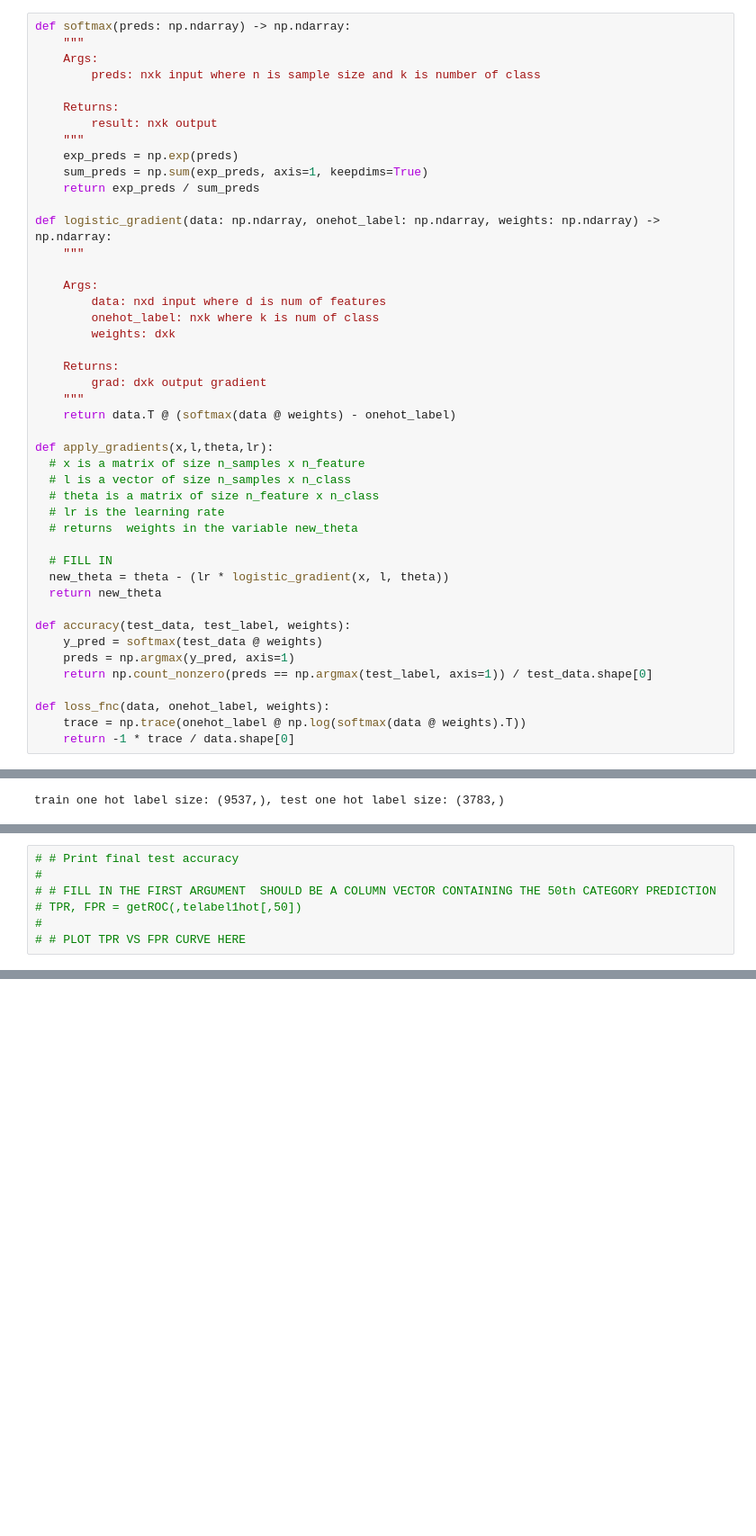
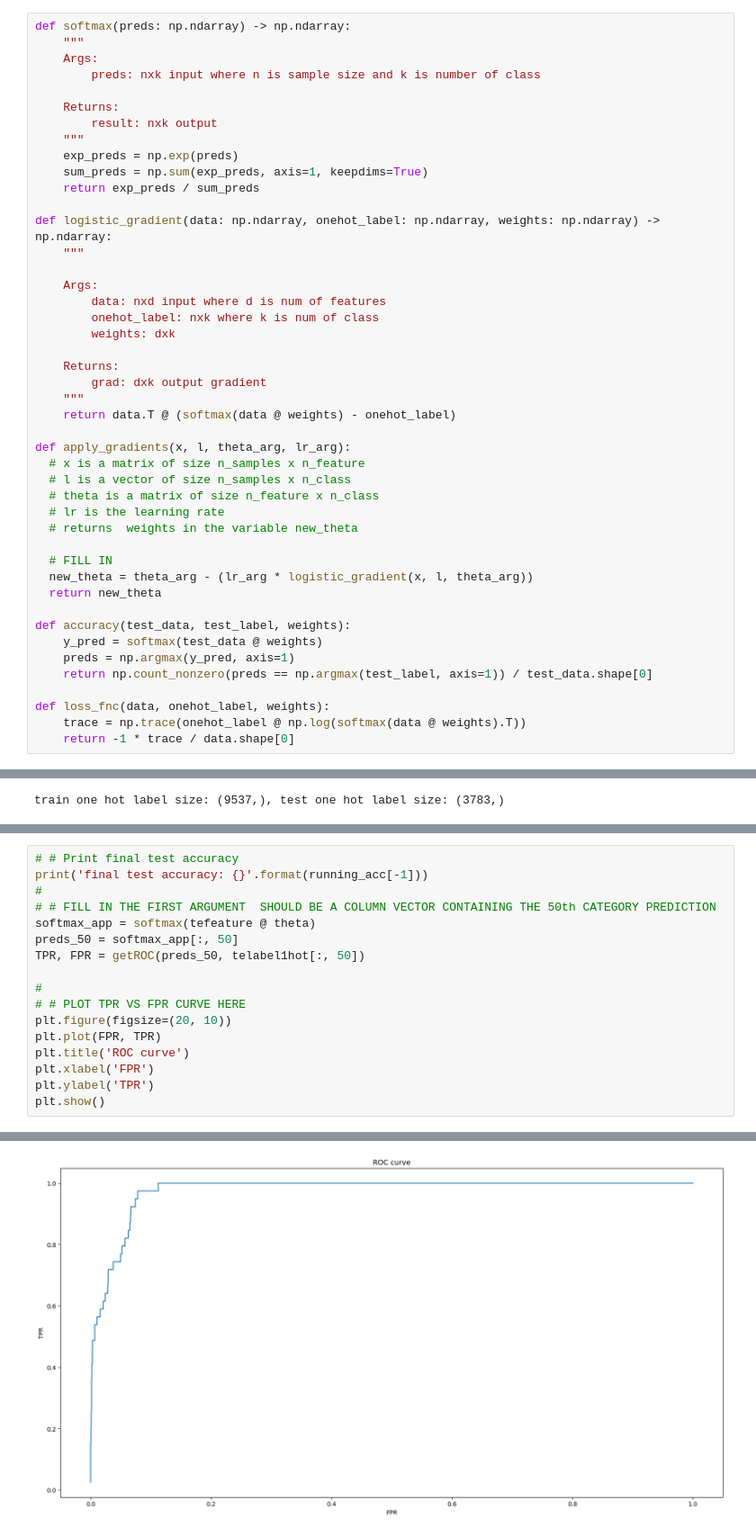
Before and after one commit to umityigitbsrn/comp-vision-assignments, a Jupyter notebook: assignment_03/4/logistic_regression.ipynb, the cells around one changed output, grey strips where cells are left out. Shown at 90% size. Drawn from its saved outputs; the diff is of its cells as text; blank space fills up the shorter version.

```diff
--- a/assignment_03/4/logistic_regression.ipynb
+++ b/assignment_03/4/logistic_regression.ipynb
@@ -30,7 +30,7 @@ def logistic_gradient(data: np.ndarray, onehot_label: np.ndarray, weights: np.nd
     """
     return data.T @ (softmax(data @ weights) - onehot_label)
 
-def apply_gradients(x,l,theta,lr):
+def apply_gradients(x, l, theta_arg, lr_arg):
   # x is a matrix of size n_samples x n_feature
   # l is a vector of size n_samples x n_class
   # theta is a matrix of size n_feature x n_class
@@ -38,7 +38,7 @@ def apply_gradients(x,l,theta,lr):
   # returns  weights in the variable new_theta
 
   # FILL IN
-  new_theta = theta - (lr * logistic_gradient(x, l, theta))
+  new_theta = theta_arg - (lr_arg * logistic_gradient(x, l, theta_arg))
   return new_theta
 
 def accuracy(test_data, test_label, weights):
@@ -151,8 +170,19 @@ epoch: 199, acc: 0.6642876024319323
 [figure]
 # %%
 # # Print final test accuracy
+print('final test accuracy: {}'.format(running_acc[-1]))
 #
 # # FILL IN THE FIRST ARGUMENT  SHOULD BE A COLUMN VECTOR CONTAINING THE 50th CATEGORY PREDICTION
-# TPR, FPR = getROC(,telabel1hot[,50])
+softmax_app = softmax(tefeature @ theta)
+preds_50 = softmax_app[:, 50]
+TPR, FPR = getROC(preds_50, telabel1hot[:, 50])
+
 #
 # # PLOT TPR VS FPR CURVE HERE
+plt.figure(figsize=(20, 10))
+plt.plot(FPR, TPR)
+plt.title('ROC curve')
+plt.xlabel('FPR')
+plt.ylabel('TPR')
+plt.show()
+# %% [output]
@@ -158,0 +190 @@ epoch: 199, acc: 0.6642876024319323
+[figure, added]
```
Also changed, not shown: parts of 2 cells of this notebook, 1 other file.
